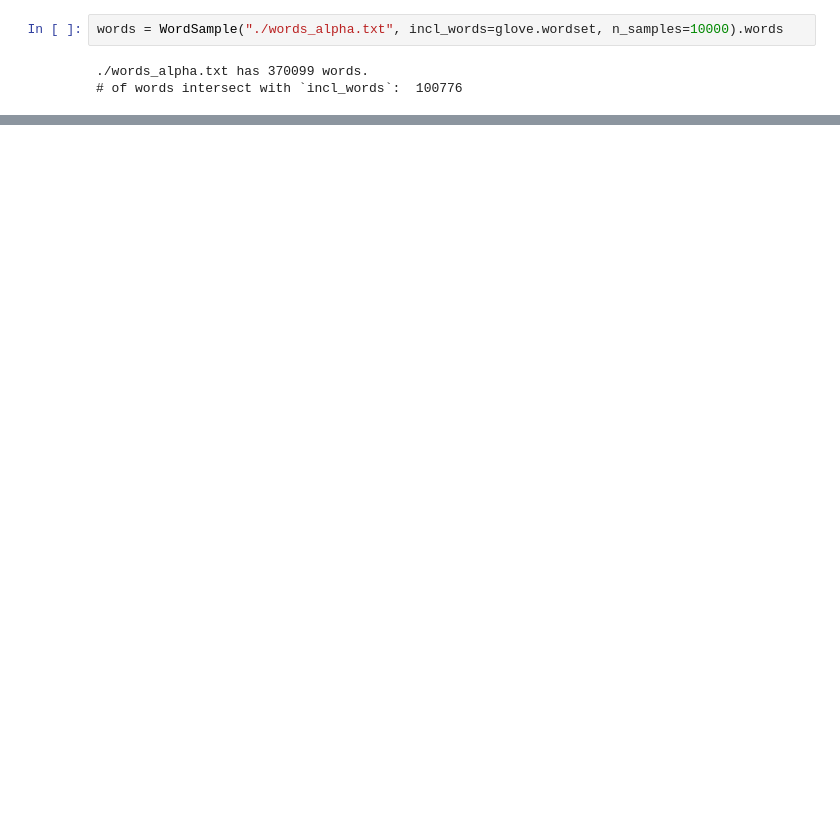
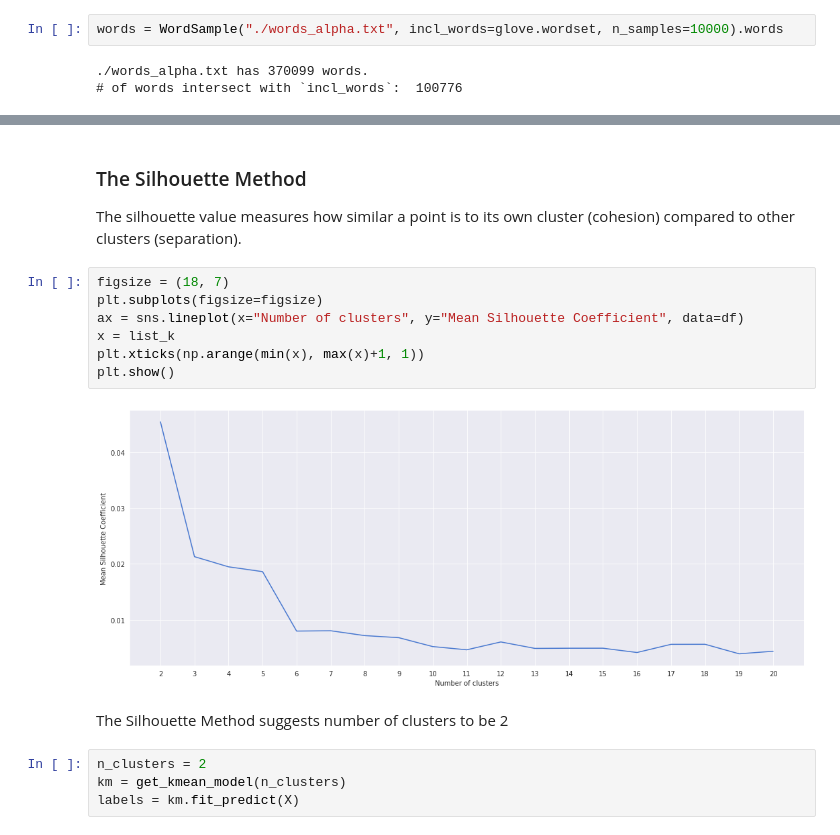
Before and after one commit to chris4540/language-engineering, a Jupyter notebook: yaraku/question1/word_clustering.ipynb, the cells around one changed output, grey strips where cells are left out. Drawn from its saved outputs; the diff is of its cells as text; blank space fills up the shorter version.

```diff
--- a/yaraku/question1/word_clustering.ipynb
+++ b/yaraku/question1/word_clustering.ipynb
@@ -94,0 +124,19 @@ kneedle.plot_knee_normalized(figsize=(18, 7))
+# %% [markdown]
+### The Silhouette Method
+
+The silhouette value measures how similar a point is to its own cluster (cohesion) compared to other clusters (separation).
+# %%
+figsize = (18, 7)
+plt.subplots(figsize=figsize)
+ax = sns.lineplot(x="Number of clusters", y="Mean Silhouette Coefficient", data=df)
+x = list_k
+plt.xticks(np.arange(min(x), max(x)+1, 1))
+plt.show()
+# %% [output]
+[figure, added]
+# %% [markdown]
+The Silhouette Method suggests number of clusters to be 2
+# %%
+n_clusters = 2
+km = get_kmean_model(n_clusters)
+labels = km.fit_predict(X)
```
Also changed, not shown: parts of 29 cells of this notebook, 2 other files.
